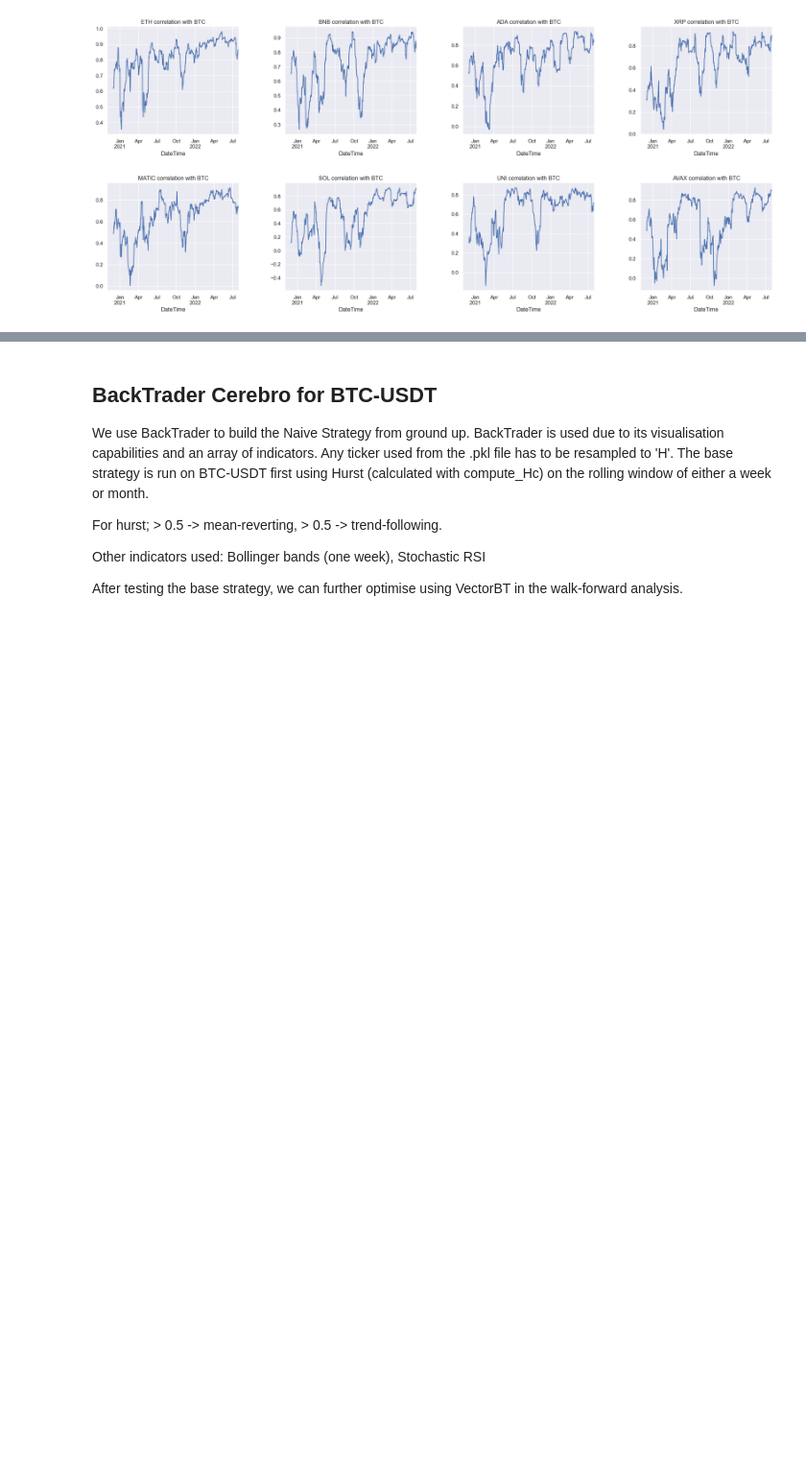
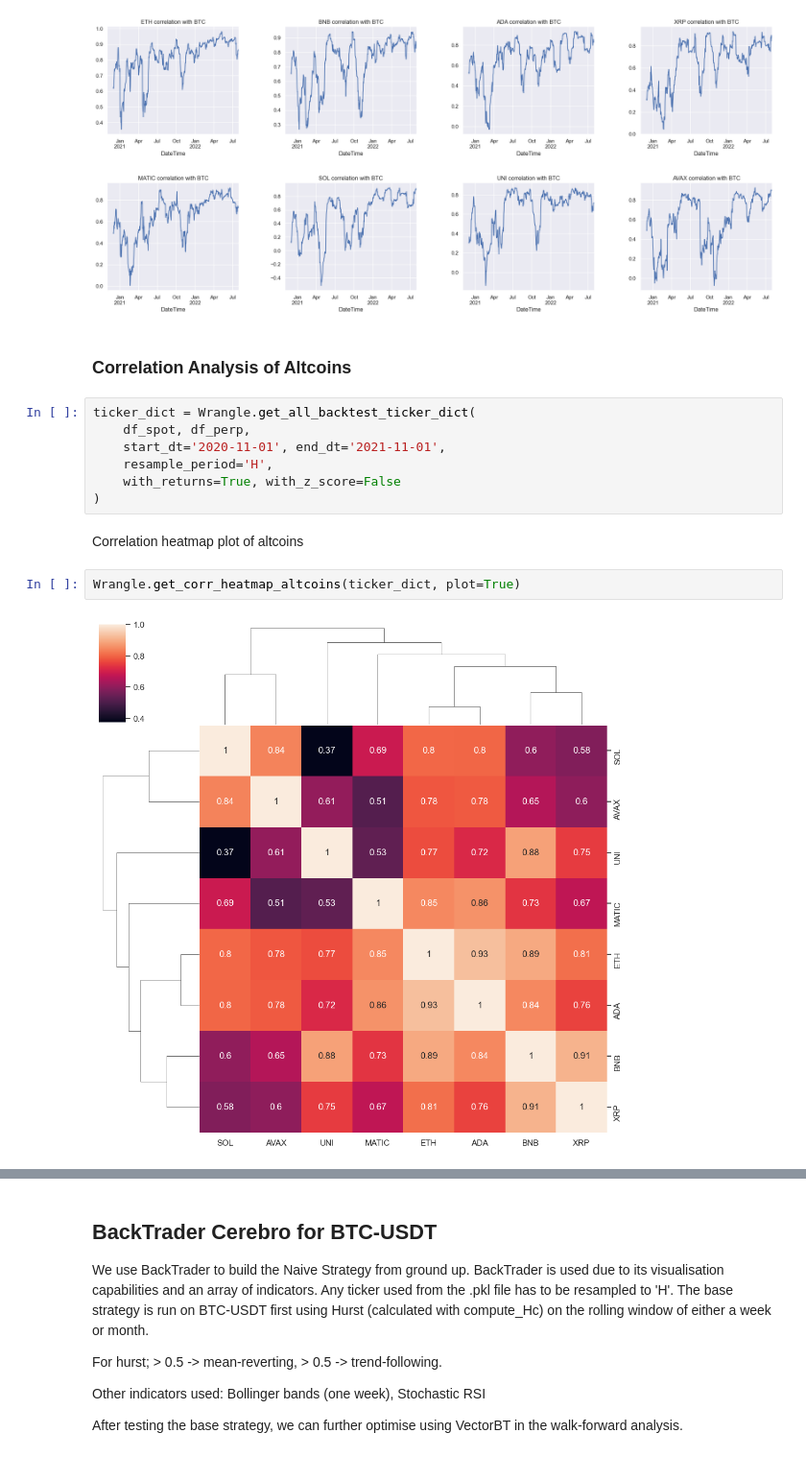
Before and after one commit to regression-gerry/hurst_capstone, a Jupyter notebook: notebooks/rescaled_range_analysis.ipynb, the cells around one changed output, grey strips where cells are left out. Shown at 96% size. Drawn from its saved outputs; the diff is of its cells as text; blank space fills up the shorter version.

```diff
--- a/notebooks/rescaled_range_analysis.ipynb
+++ b/notebooks/rescaled_range_analysis.ipynb
@@ -285,3 +301,18 @@ Observations:
 Wrangle.plot_corr_with_BTC(df_spot, df_perp, '2020-11-01', '2022-08-01', 30, 'D')
 # %% [output]
 [figure]
+# %% [markdown]
+### Correlation Analysis of Altcoins
+# %%
+ticker_dict = Wrangle.get_all_backtest_ticker_dict(
+    df_spot, df_perp,
+    start_dt='2020-11-01', end_dt='2021-11-01',
+    resample_period='H',
+    with_returns=True, with_z_score=False
+)
+# %% [markdown]
+Correlation heatmap plot of altcoins
+# %%
+Wrangle.get_corr_heatmap_altcoins(ticker_dict, plot=True)
+# %% [output]
+[figure, added]
```
Also changed, not shown: parts of 5 cells of this notebook.
